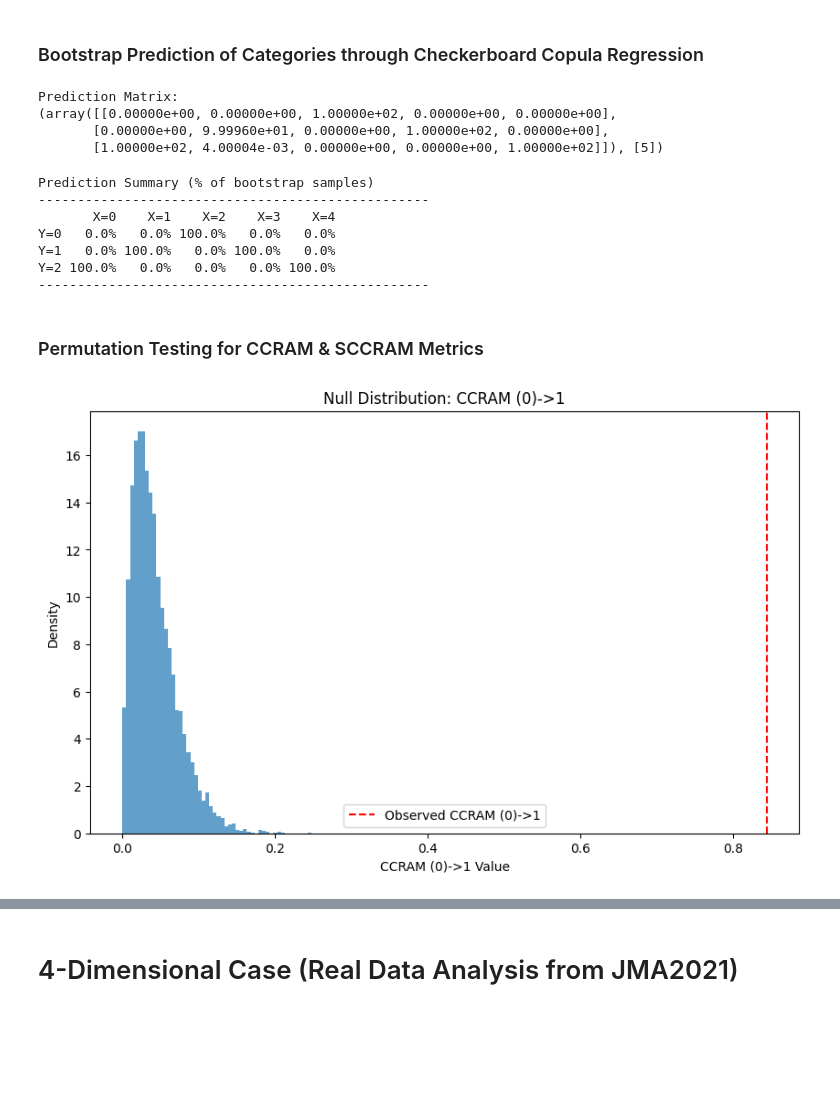
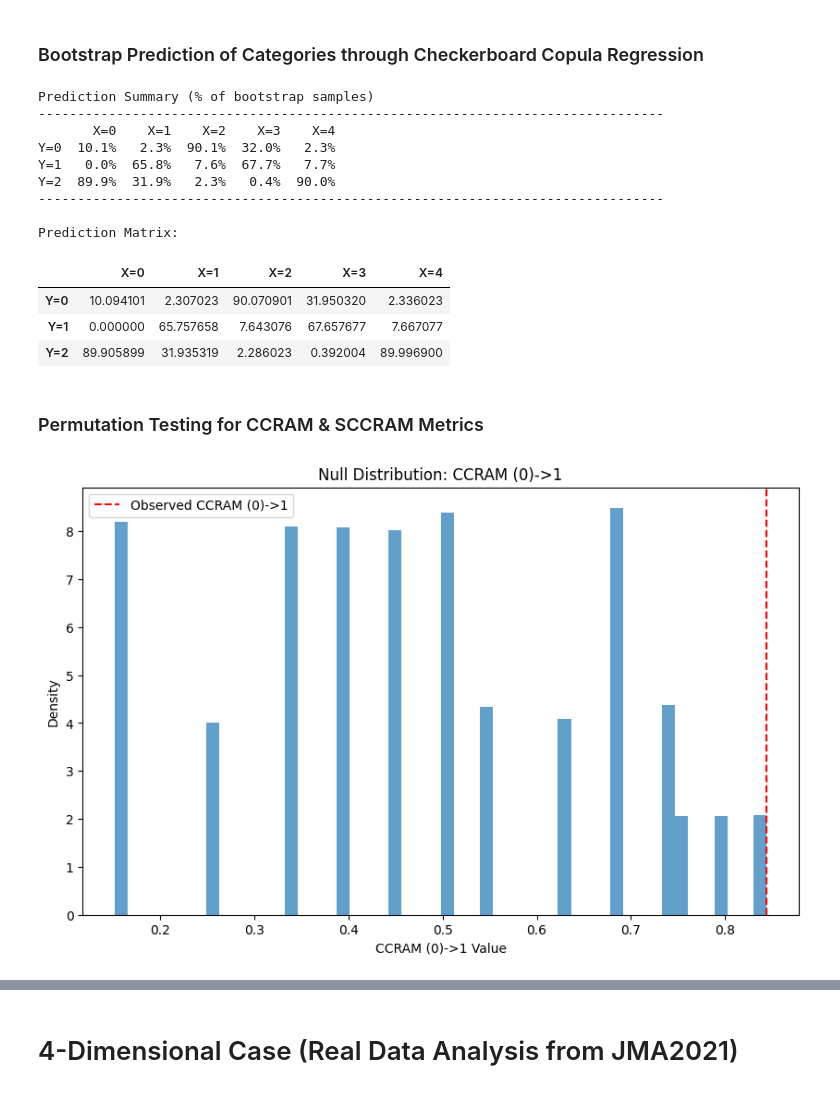
Before and after one commit to dmavani25/discopula, a Jupyter notebook: examples/jupyter/02_StatSim_Generic_Bootstrapping_and_Permutation_Tests_Usage_Demonstration.ipynb, the cells around one changed output, grey strips where cells are left out. Cells and saved outputs as stored; diff of their text form; code cells hidden in the pictures; blank space fills up the shorter version.

```diff
--- a/examples/jupyter/02_StatSim_Generic_Bootstrapping_and_Permutation_Tests_Usage_Demonstration.ipynb
+++ b/examples/jupyter/02_StatSim_Generic_Bootstrapping_and_Permutation_Tests_Usage_Demonstration.ipynb
@@ -112,45 +111,41 @@ sccram_result.histogram_fig
 ### Bootstrap Prediction of Categories through Checkerboard Copula Regression
 # %%
 prediction_matrix = bootstrap_predict_category_summary(
-    contingency_table,
+    gen_copula=copula,
     from_axes=[0],
+    from_axes_names=["X"],
     to_axis=1,
+    to_axis_name="Y",
     n_resamples=99999
 )
 print("\nPrediction Matrix:")
-print(prediction_matrix)
+prediction_matrix
 # %% [output]
+Prediction Summary (% of bootstrap samples)
+--------------------------------------------------------------------------------
+       X=0    X=1    X=2    X=3    X=4
+Y=0  10.1%   2.3%  90.1%  32.0%   2.3%
+Y=1   0.0%  65.8%   7.6%  67.7%   7.7%
+Y=2  89.9%  31.9%   2.3%   0.4%  90.0%
+--------------------------------------------------------------------------------
+
 Prediction Matrix:
-(array([[0.00000e+00, 0.00000e+00, 1.00000e+02, 0.00000e+00, 0.00000e+00],
-       [0.00000e+00, 9.99960e+01, 0.00000e+00, 1.00000e+02, 0.00000e+00],
-       [1.00000e+02, 4.00004e-03, 0.00000e+00, 0.00000e+00, 1.00000e+02]]), [5])
+|  | X=0 | X=1 | X=2 | X=3 | X=4 |
+| Y=0 | 10.094101 | 2.307023 | 90.070901 | 31.950320 | 2.336023 |
+| Y=1 | 0.000000 | 65.757658 | 7.643076 | 67.657677 | 7.667077 |
+| Y=2 | 89.905899 | 31.935319 | 2.286023 | 0.392004 | 89.996900 |
-# %%
-display_prediction_summary(
-    summary_matrix=prediction_matrix[0],
-    source_dims=prediction_matrix[1],
-    from_axes_names=["X"],
-    to_axis_name="Y"
-)
-# %% [output]
-Prediction Summary (% of bootstrap samples)
---------------------------------------------------
-       X=0    X=1    X=2    X=3    X=4
-Y=0   0.0%   0.0% 100.0%   0.0%   0.0%
-Y=1   0.0% 100.0%   0.0% 100.0%   0.0%
-Y=2 100.0%   0.0%   0.0%   0.0% 100.0%
---------------------------------------------------
 # %% [markdown]
 ### Permutation Testing for CCRAM & SCCRAM Metrics
 # %%
 perm_result = permutation_test_ccram(
-    contingency_table,
+    gen_copula=copula,
     from_axes=[0],
     to_axis=1,
     alternative='greater',
     n_resamples=9999
 )
 # %% [output]
-[figure, old version]
+[figure, new version]
 # %%
 print(f"Metric Name: {perm_result.metric_name}")
 print(f"Observed Value: {perm_result.observed_value:.4f}")
```
Also changed, not shown: parts of 27 cells of this notebook, 5 other files.
